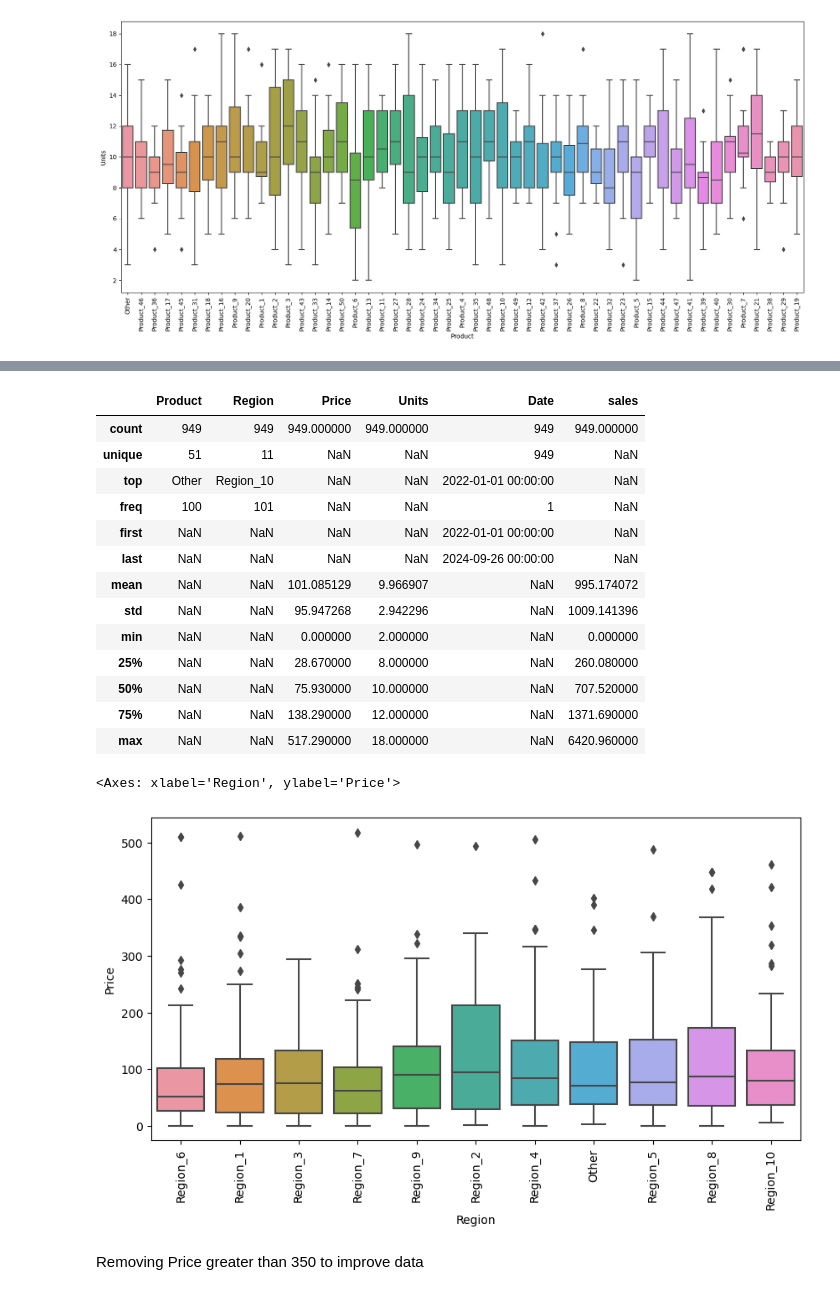
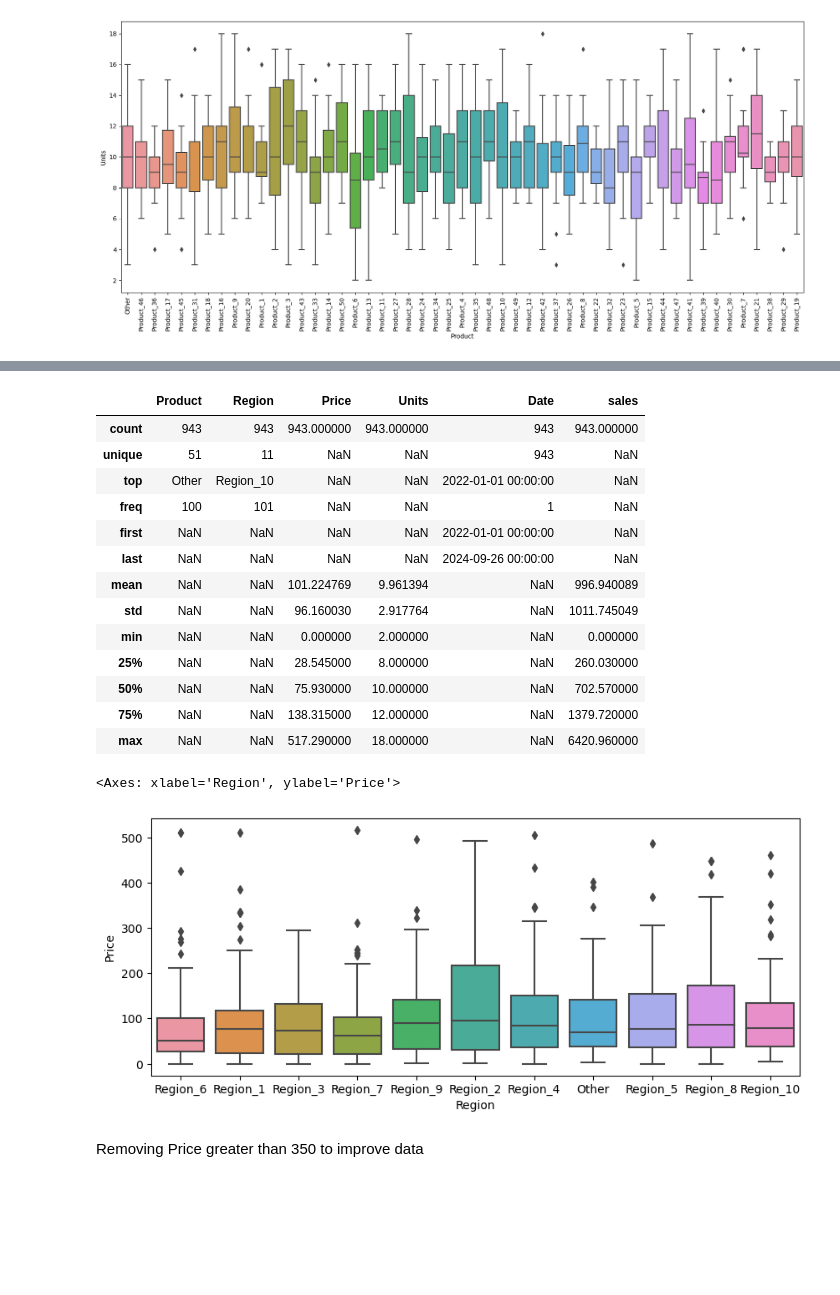
Before and after one commit to sriku2412/schulich_data_science, a Jupyter notebook: assignment_1.ipynb, the cells around one changed output, grey strips where cells are left out. Drawn from its saved outputs; the diff is of its cells as text; code cells hidden in the pictures; blank space fills up the shorter version.

```diff
--- a/assignment_1.ipynb
+++ b/assignment_1.ipynb
@@ -216,6 +216,8 @@ df.drop(df[(df['Product'] == 'Product_45') & (df['Units'] == df.loc[df['Product'
 df.drop(df[(df['Product'] == 'Product_20') & (df['Units'] == df.loc[df['Product'] == 'Product_20', 'Units'].max())].index,axis=0,inplace=True)
 df.drop(df[(df['Product'] == 'Product_33') & (df['Units'] == df.loc[df['Product'] == 'Product_33', 'Units'].max())].index,axis=0,inplace=True)
 df.drop(df[(df['Product'] == 'Product_14') & (df['Units'] == df.loc[df['Product'] == 'Product_14', 'Units'].max())].index,axis=0,inplace=True)
+df.drop(df[(df['Product'] == 'Product_14') & (df['Units'] == df.loc[df['Product'] == 'Product_14', 'Units'].min())].index,axis=0,inplace=True)
+df.drop(df[(df['Product'] == 'Product_1') & (df['Units'] == df.loc[df['Product'] == 'Product_1', 'Units'].max())].index,axis=0,inplace=True)
 df.drop(df[(df['Product'] == 'Product_8') & (df['Units'] == df.loc[df['Product'] == 'Product_8', 'Units'].max())].index,axis=0,inplace=True)
 df.drop(df[(df['Product'] == 'Product_37') & (df['Units'] == df.loc[df['Product'] == 'Product_37', 'Units'].min())].index,axis=0,inplace=True)
 df.drop(df[(df['Product'] == 'Product_37') & (df['Units'] == df.loc[df['Product'] == 'Product_37', 'Units'].min())].index,axis=0,inplace=True)
@@ -226,6 +228,7 @@ df.drop(df[(df['Product'] == 'Product_30') & (df['Units'] == df.loc[df['Product'
 df.drop(df[(df['Product'] == 'Product_7') & (df['Units'] == df.loc[df['Product'] == 'Product_7', 'Units'].max())].index,axis=0,inplace=True)
 df.drop(df[(df['Product'] == 'Product_7') & (df['Units'] == df.loc[df['Product'] == 'Product_7', 'Units'].min())].index,axis=0,inplace=True)
 df.drop(df[(df['Product'] == 'Product_29') & (df['Units'] == df.loc[df['Product'] == 'Product_29', 'Units'].min())].index,axis=0,inplace=True)
+df.drop(df[(df['Product'] == 'Product_31') & (df['Units'] == df.loc[df['Product'] == 'Product_31', 'Units'].max())].index,axis=0,inplace=True)
 
 # verifing new boxplot
 fig, ax = plt.subplots(figsize=(20,8))
@@ -238,26 +241,25 @@ sns.boxplot(x='Product',y='Units',data=df,ax=ax)
 df.describe(include='all')
 # %% [output]
 |  | Product | Region | Price | Units | Date | sales |
-| count | 949 | 949 | 949.000000 | 949.000000 | 949 | 949.000000 |
-| unique | 51 | 11 | NaN | NaN | 949 | NaN |
+| count | 943 | 943 | 943.000000 | 943.000000 | 943 | 943.000000 |
+| unique | 51 | 11 | NaN | NaN | 943 | NaN |
 | top | Other | Region_10 | NaN | NaN | 2022-01-01 00:00:00 | NaN |
 | freq | 100 | 101 | NaN | NaN | 1 | NaN |
 | first | NaN | NaN | NaN | NaN | 2022-01-01 00:00:00 | NaN |
 | last | NaN | NaN | NaN | NaN | 2024-09-26 00:00:00 | NaN |
-| mean | NaN | NaN | 101.085129 | 9.966907 | NaN | 995.174072 |
-| std | NaN | NaN | 95.947268 | 2.942296 | NaN | 1009.141396 |
+| mean | NaN | NaN | 101.224769 | 9.961394 | NaN | 996.940089 |
+| std | NaN | NaN | 96.160030 | 2.917764 | NaN | 1011.745049 |
 | min | NaN | NaN | 0.000000 | 2.000000 | NaN | 0.000000 |
-| 25% | NaN | NaN | 28.670000 | 8.000000 | NaN | 260.080000 |
-| 50% | NaN | NaN | 75.930000 | 10.000000 | NaN | 707.520000 |
-| 75% | NaN | NaN | 138.290000 | 12.000000 | NaN | 1371.690000 |
+| 25% | NaN | NaN | 28.545000 | 8.000000 | NaN | 260.030000 |
+| 50% | NaN | NaN | 75.930000 | 10.000000 | NaN | 702.570000 |
+| 75% | NaN | NaN | 138.315000 | 12.000000 | NaN | 1379.720000 |
 | max | NaN | NaN | 517.290000 | 18.000000 | NaN | 6420.960000 |
 # %%
-fig, ax = plt.subplots(figsize=(10, 5))
-ax.set_xticklabels(ax.get_xticklabels(), rotation=90)
+fig, ax = plt.subplots(figsize=(10, 4))
 sns.boxplot(x='Region',y='Price',data=df,ax=ax)
 # %% [output]
 <Axes: xlabel='Region', ylabel='Price'>
-[figure, old version]
+[figure, new version]
 # %% [markdown]
 Removing Price greater than 350 to improve data
 # %%
```
Also changed, not shown: parts of 55 cells of this notebook.
